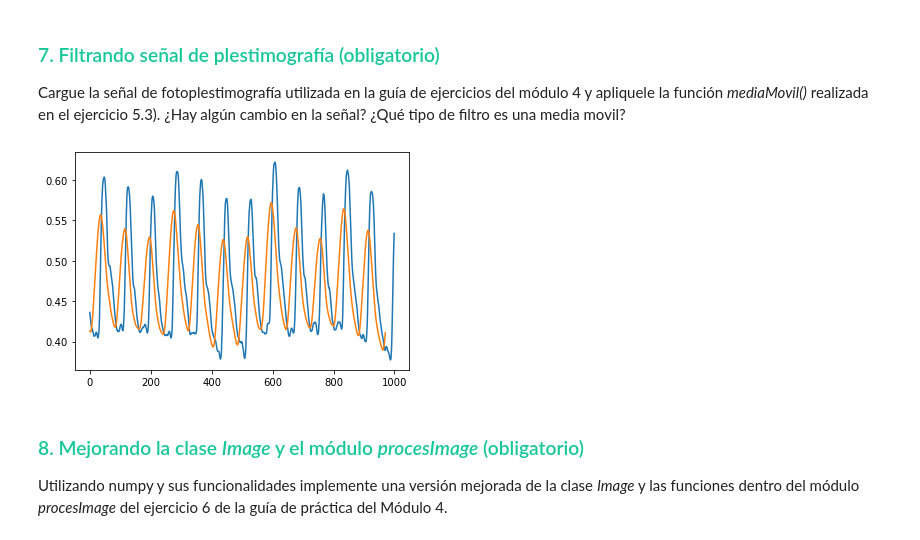
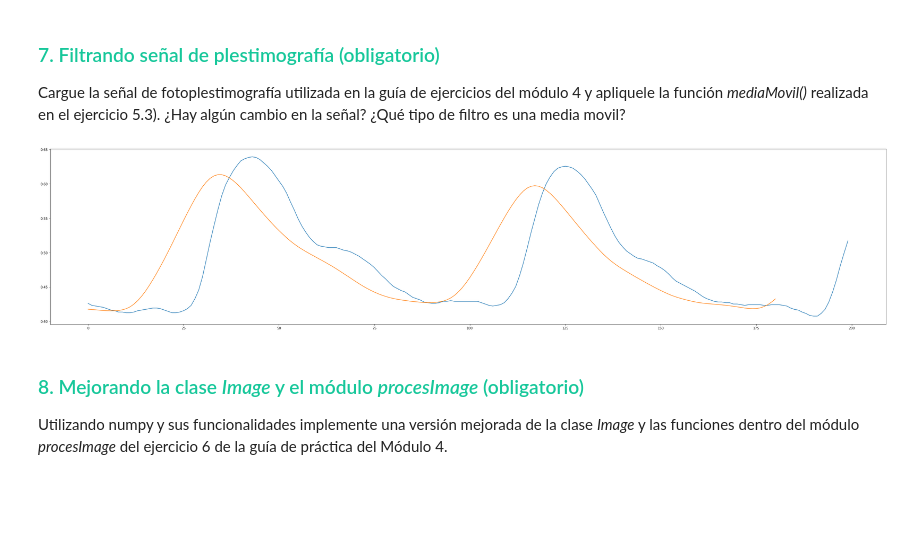
Before and after one commit to WalterMarH/PDA, a Jupyter notebook: Ejercitacion/Ejercitación Numpy/Módulo 6 - Ejercicios.ipynb, the cells around one changed output. Drawn from its saved outputs; the diff is of its cells as text; code cells hidden in the pictures; blank space fills up the shorter version.

```diff
--- a/Ejercitacion/Ejercitación Numpy/Módulo 6 - Ejercicios.ipynb
+++ b/Ejercitacion/Ejercitación Numpy/Módulo 6 - Ejercicios.ipynb
@@ -157,14 +157,15 @@ for i in range(len(archivo3)):
     archivo3[i]=float(archivo3[i])
 # print(archivo3)
 # %%
-plt.plot(archivo3[:1000])
-nueva=mediaMovil(archivo3[:1000],30)
-plt.plot(nueva)
+plt.plot(archivo3[20000:20200],scalex=True, scaley=True)
+nueva=mediaMovil(archivo3[20000:20200],20)
+plt.plot(nueva,scalex=True, scaley=True)
+plt.tight_layout(rect=(0,0,6,2))
 plt.show()
 
 #Parece ser un filtro pasabajos
 # %% [output]
-[figure, old version]
+[figure, new version]
 # %% [markdown]
 ### <span style='color:#16C79A'>8. Mejorando la clase *Image* y el módulo *procesImage* (obligatorio)</span>
 
```
Also changed, not shown: parts of 1 cell of this notebook, 38 other files.
